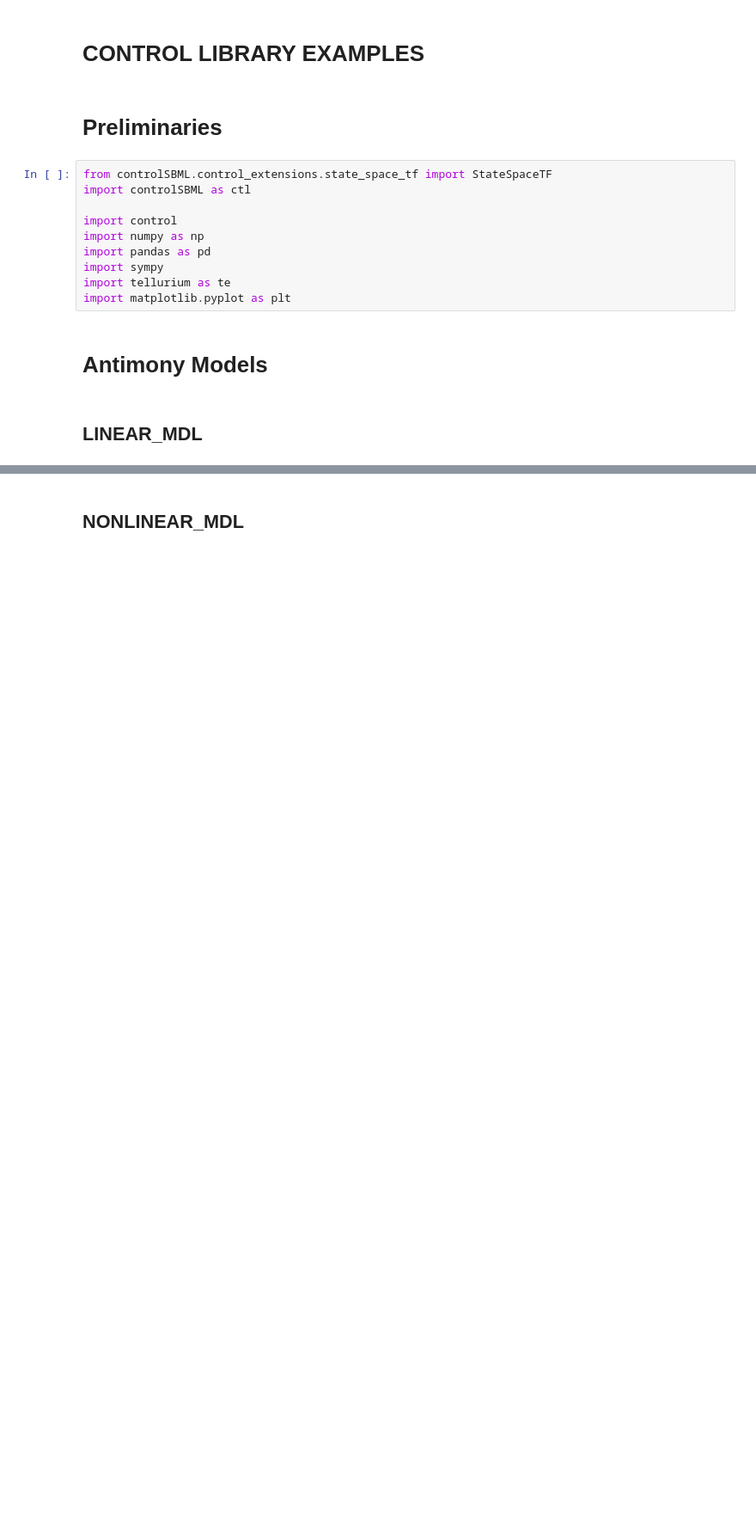
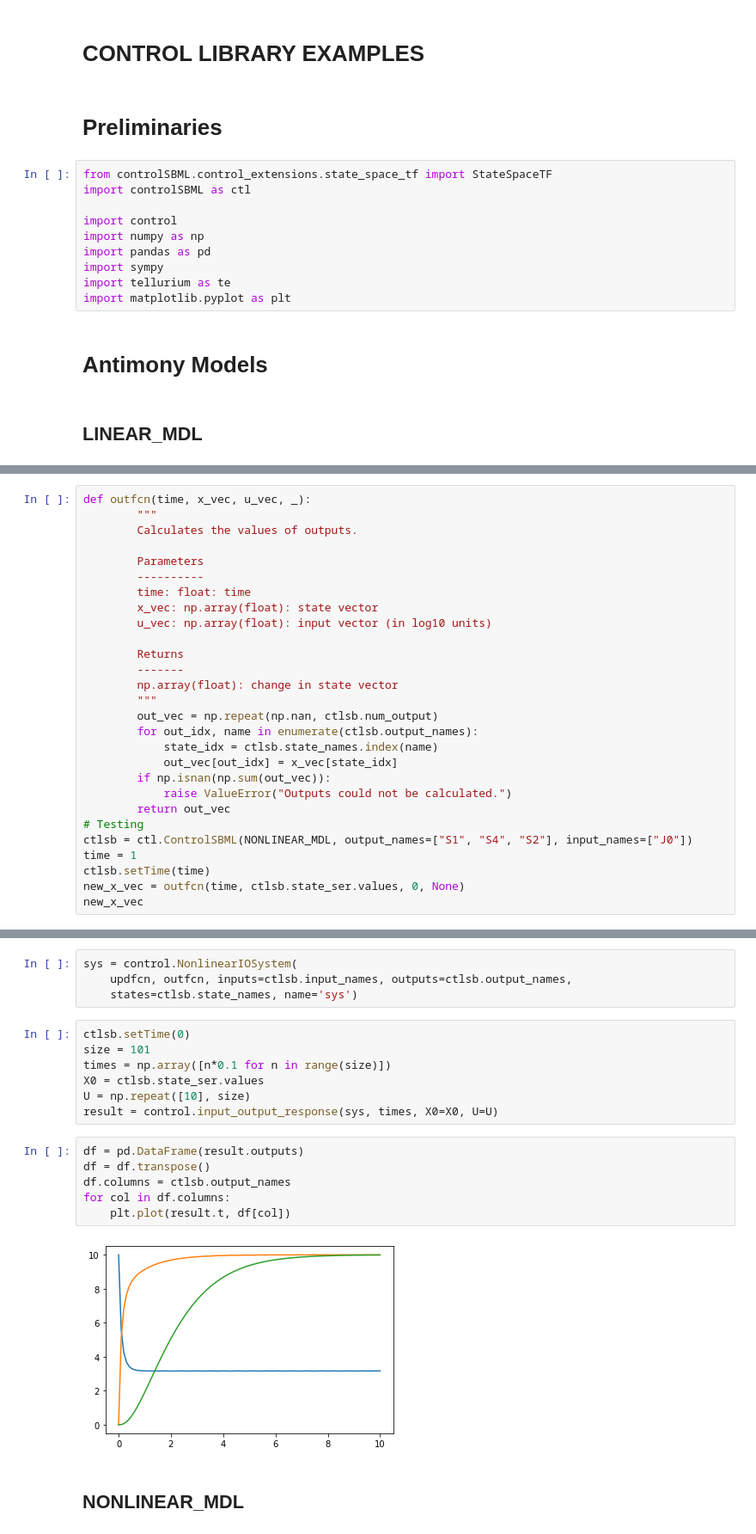
Before and after one commit to ModelEngineering/controlSBML, a Jupyter notebook: notebooks/Exploring-Feedback-Control-SBML.ipynb, the cells around one changed output, grey strips where cells are left out. Shown at 86% size. Cells and saved outputs as stored; diff of their text form; blank space fills up the shorter version.

```diff
--- a/notebooks/Exploring-Feedback-Control-SBML.ipynb
+++ b/notebooks/Exploring-Feedback-Control-SBML.ipynb
@@ -50,0 +127,28 @@ LINEAR_CTL.plotTrueModel(figsize=(10, 5), end_time=10)
+# %%
+def outfcn(time, x_vec, u_vec, _):
+        """
+        Calculates the values of outputs.
+
+        Parameters
+        ----------
+        time: float: time
+        x_vec: np.array(float): state vector
+        u_vec: np.array(float): input vector (in log10 units)
+
+        Returns
+        -------
+        np.array(float): change in state vector
+        """
+        out_vec = np.repeat(np.nan, ctlsb.num_output)
+        for out_idx, name in enumerate(ctlsb.output_names):
+            state_idx = ctlsb.state_names.index(name)
+            out_vec[out_idx] = x_vec[state_idx]
+        if np.isnan(np.sum(out_vec)):
+            raise ValueError("Outputs could not be calculated.")
+        return out_vec
+# Testing
+ctlsb = ctl.ControlSBML(NONLINEAR_MDL, output_names=["S1", "S4", "S2"], input_names=["J0"])
+time = 1
+ctlsb.setTime(time)
+new_x_vec = outfcn(time, ctlsb.state_ser.values, 0, None)
+new_x_vec
@@ -51,3 +160,22 @@ LINEAR_CTL.plotTrueModel(figsize=(10, 5), end_time=10)
+# %%
+sys = control.NonlinearIOSystem(
+    updfcn, outfcn, inputs=ctlsb.input_names, outputs=ctlsb.output_names,
+    states=ctlsb.state_names, name='sys')
+# %%
+ctlsb.setTime(0)
+size = 101
+times = np.array([n*0.1 for n in range(size)])
+X0 = ctlsb.state_ser.values
+U = np.repeat([10], size)
+result = control.input_output_response(sys, times, X0=X0, U=U)
+# %%
+df = pd.DataFrame(result.outputs)
+df = df.transpose()
+df.columns = ctlsb.output_names
+for col in df.columns:
+    plt.plot(result.t, df[col])
+# %% [output]
+[figure, added]
 # %% [markdown]
 ## NONLINEAR_MDL
 # %%
```
Also changed, not shown: parts of 21 cells of this notebook, 5 other files.
